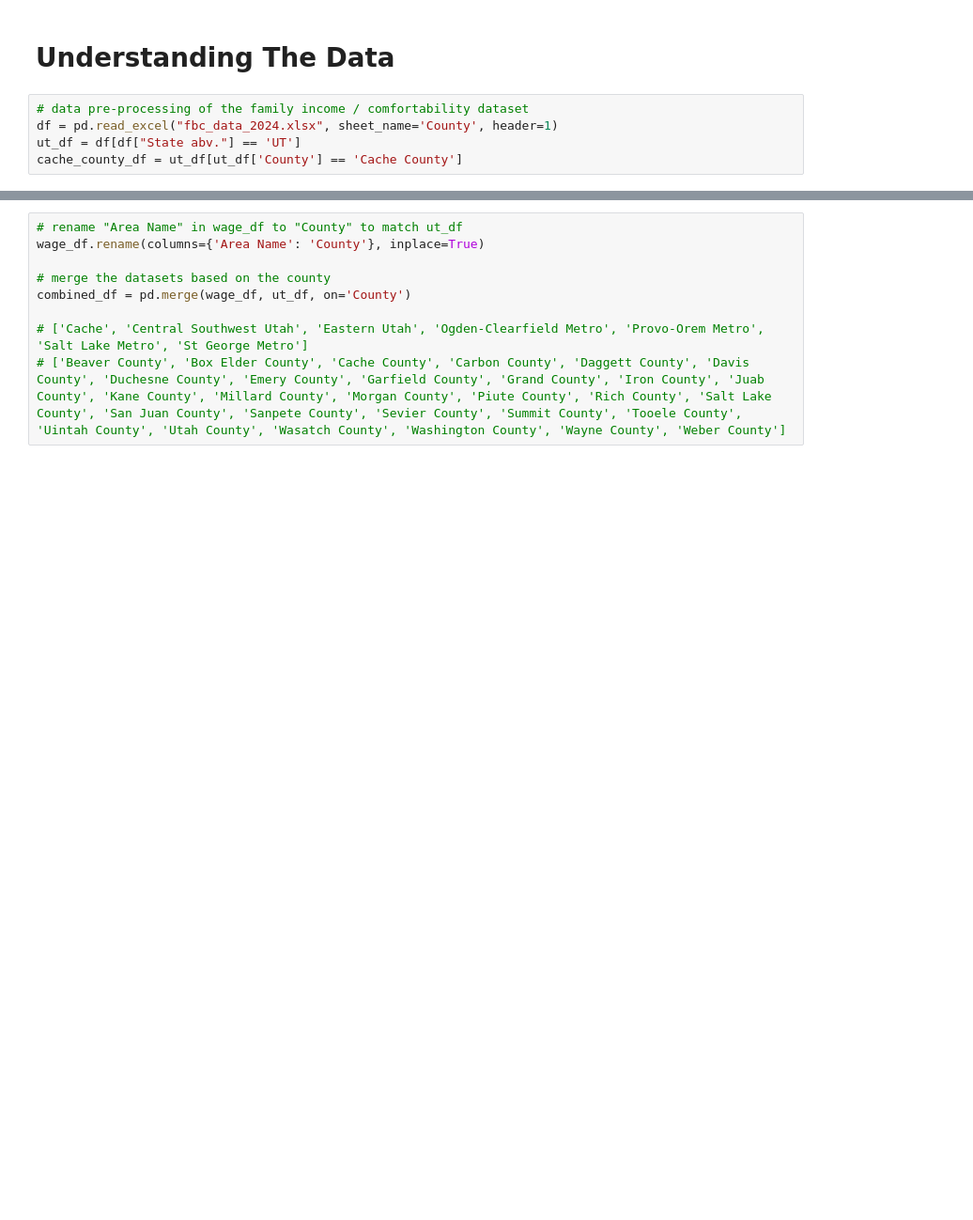
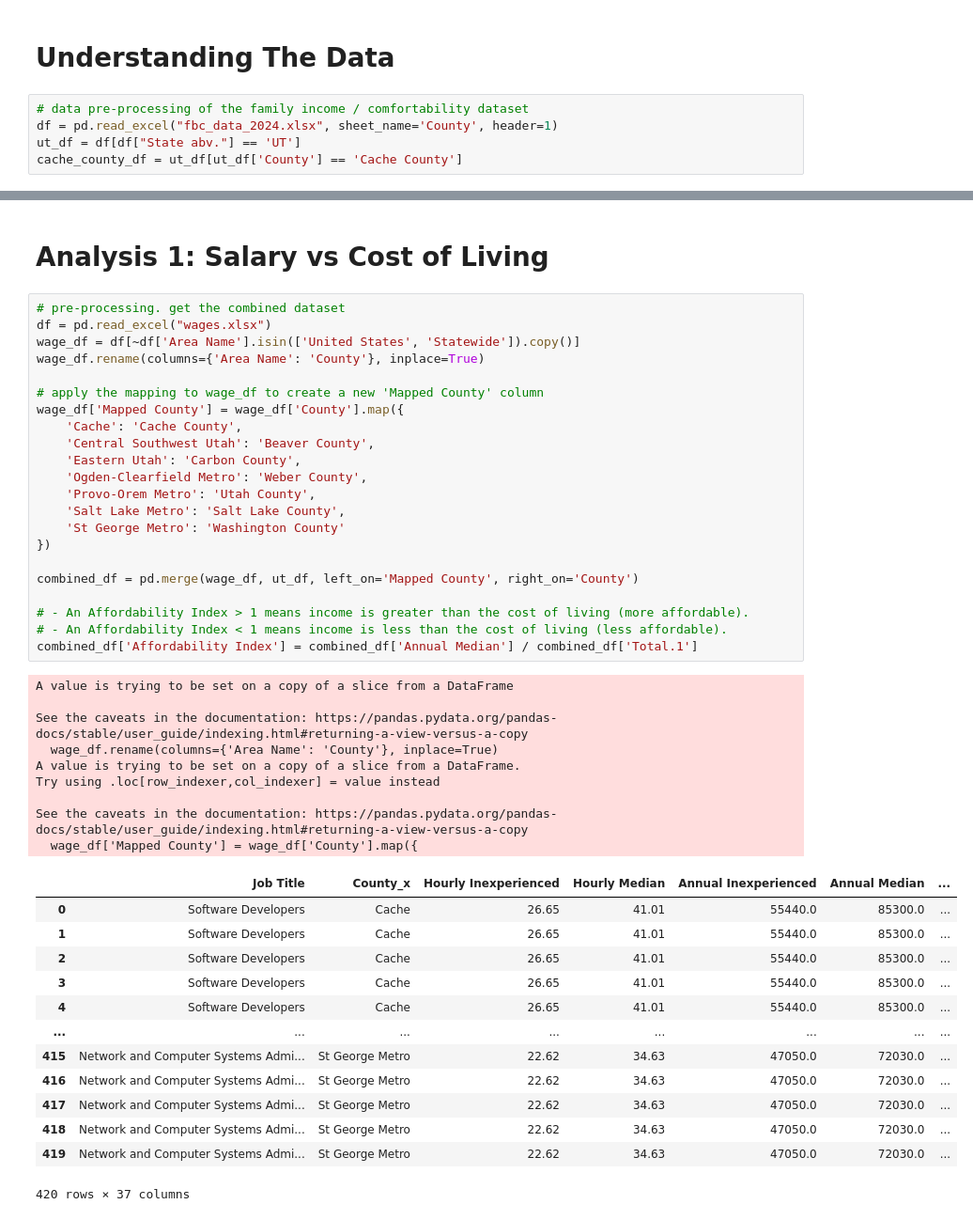
Before and after one commit to Tyler-Johnston/Utah-Programmer-Job-Market-Analysis, a Jupyter notebook: project.ipynb, the cells around one changed output, grey strips where cells are left out. Shown at 94% size. Cells and saved outputs as stored; diff of their text form; blank space fills up the shorter version.

```diff
--- a/project.ipynb
+++ b/project.ipynb
@@ -104,9 +154,47 @@ wagesAnalysis(wage_df, inexperienced=False)
-# %%
-# rename "Area Name" in wage_df to "County" to match ut_df
-wage_df.rename(columns={'Area Name': 'County'}, inplace=True)
-
-# merge the datasets based on the county
-combined_df = pd.merge(wage_df, ut_df, on='County')
-
-# ['Cache', 'Central Southwest Utah', 'Eastern Utah', 'Ogden-Clearfield Metro', 'Provo-Orem Metro', 'Salt Lake Metro', 'St George Metro']
-# ['Beaver County', 'Box Elder County', 'Cache County', 'Carbon County', 'Daggett County', 'Davis County', 'Duchesne County', 'Emery County', 'Garfield County', 'Grand County', 'Iron County', 'Juab County', 'Kane County', 'Millard County', 'Morgan County', 'Piute County', 'Rich County', 'Salt Lake County', 'San Juan County', 'Sanpete County', 'Sevier County', 'Summit County', 'Tooele County', 'Uintah County', 'Utah County', 'Wasatch County', 'Washington County', 'Wayne County', 'Weber County']
+# %% [markdown]
+# Analysis 1: Salary vs Cost of Living
+# %%
+# pre-processing. get the combined dataset
+df = pd.read_excel("wages.xlsx")
+wage_df = df[~df['Area Name'].isin(['United States', 'Statewide']).copy()]
+wage_df.rename(columns={'Area Name': 'County'}, inplace=True)
+
+# apply the mapping to wage_df to create a new 'Mapped County' column
+wage_df['Mapped County'] = wage_df['County'].map({
+    'Cache': 'Cache County',
+    'Central Southwest Utah': 'Beaver County',
+    'Eastern Utah': 'Carbon County',
+    'Ogden-Clearfield Metro': 'Weber County',
+    'Provo-Orem Metro': 'Utah County',
+    'Salt Lake Metro': 'Salt Lake County',
+    'St George Metro': 'Washington County'
+})
+
+combined_df = pd.merge(wage_df, ut_df, left_on='Mapped County', right_on='County')
+
+# - An Affordability Index > 1 means income is greater than the cost of living (more affordable).
+# - An Affordability Index < 1 means income is less than the cost of living (less affordable).
+combined_df['Affordability Index'] = combined_df['Annual Median'] / combined_df['Total.1']
+# %% [output]
+A value is trying to be set on a copy of a slice from a DataFrame
+
+See the caveats in the documentation: https://pandas.pydata.org/pandas-docs/stable/user_guide/indexing.html#returning-a-view-versus-a-copy
+  wage_df.rename(columns={'Area Name': 'County'}, inplace=True)
+A value is trying to be set on a copy of a slice from a DataFrame.
+Try using .loc[row_indexer,col_indexer] = value instead
+
+See the caveats in the documentation: https://pandas.pydata.org/pandas-docs/stable/user_guide/indexing.html#returning-a-view-versus-a-copy
+  wage_df['Mapped County'] = wage_df['County'].map({
+|  | Job Title | County_x | Hourly Inexperienced | Hourly Median | Annual Inexperienced | Annual Median | ... |
+| 0 | Software Developers | Cache | 26.65 | 41.01 | 55440.0 | 85300.0 | ... |
+| 1 | Software Developers | Cache | 26.65 | 41.01 | 55440.0 | 85300.0 | ... |
+| 2 | Software Developers | Cache | 26.65 | 41.01 | 55440.0 | 85300.0 | ... |
+| 3 | Software Developers | Cache | 26.65 | 41.01 | 55440.0 | 85300.0 | ... |
+| 4 | Software Developers | Cache | 26.65 | 41.01 | 55440.0 | 85300.0 | ... |
+| ... | ... | ... | ... | ... | ... | ... | ... |
+| 415 | Network and Computer Systems Admi... | St George Metro | 22.62 | 34.63 | 47050.0 | 72030.0 | ... |
+| 416 | Network and Computer Systems Admi... | St George Metro | 22.62 | 34.63 | 47050.0 | 72030.0 | ... |
+| 417 | Network and Computer Systems Admi... | St George Metro | 22.62 | 34.63 | 47050.0 | 72030.0 | ... |
+| 418 | Network and Computer Systems Admi... | St George Metro | 22.62 | 34.63 | 47050.0 | 72030.0 | ... |
+| 419 | Network and Computer Systems Admi... | St George Metro | 22.62 | 34.63 | 47050.0 | 72030.0 | ... |
+420 rows × 37 columns
```
Also changed, not shown: parts of 4 cells of this notebook.
